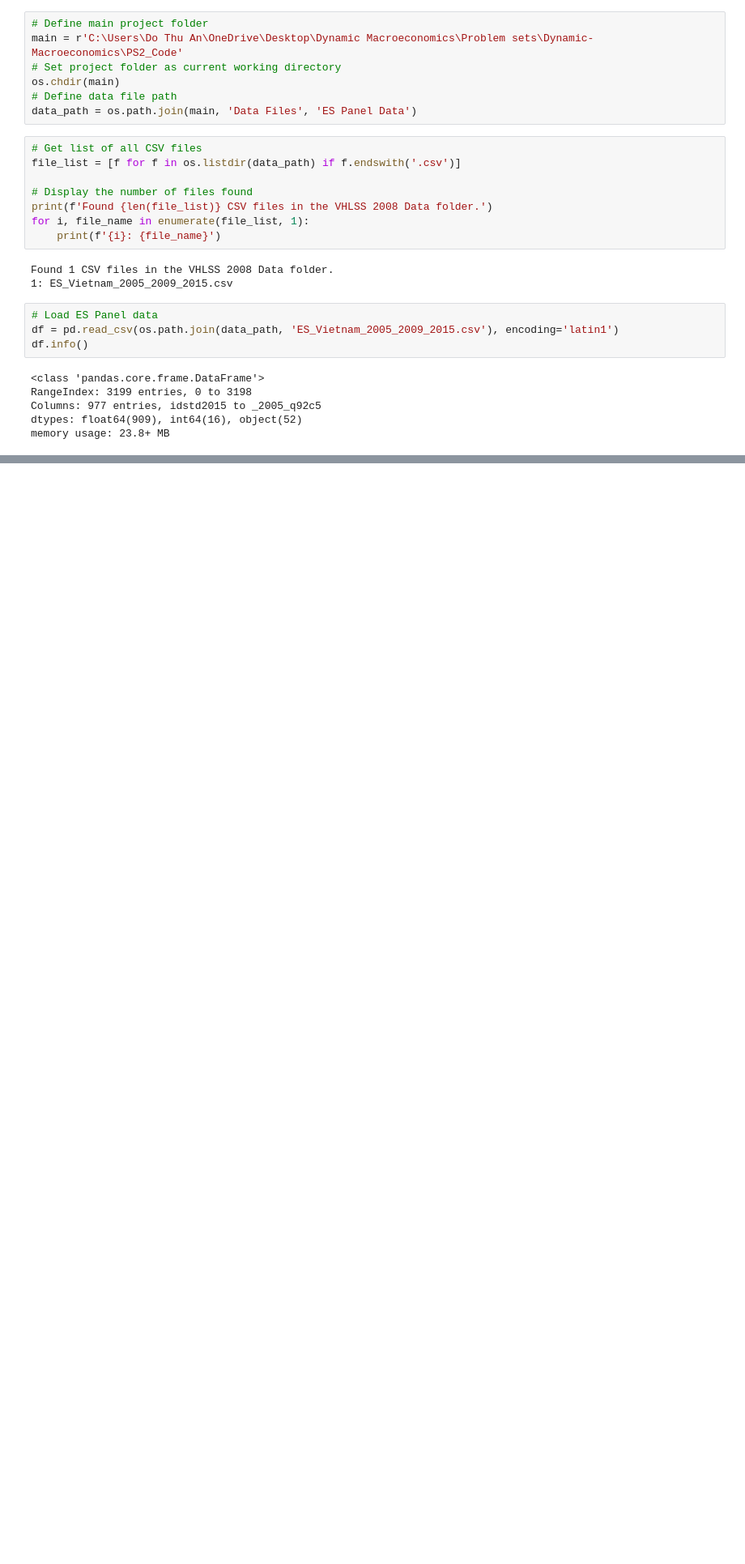
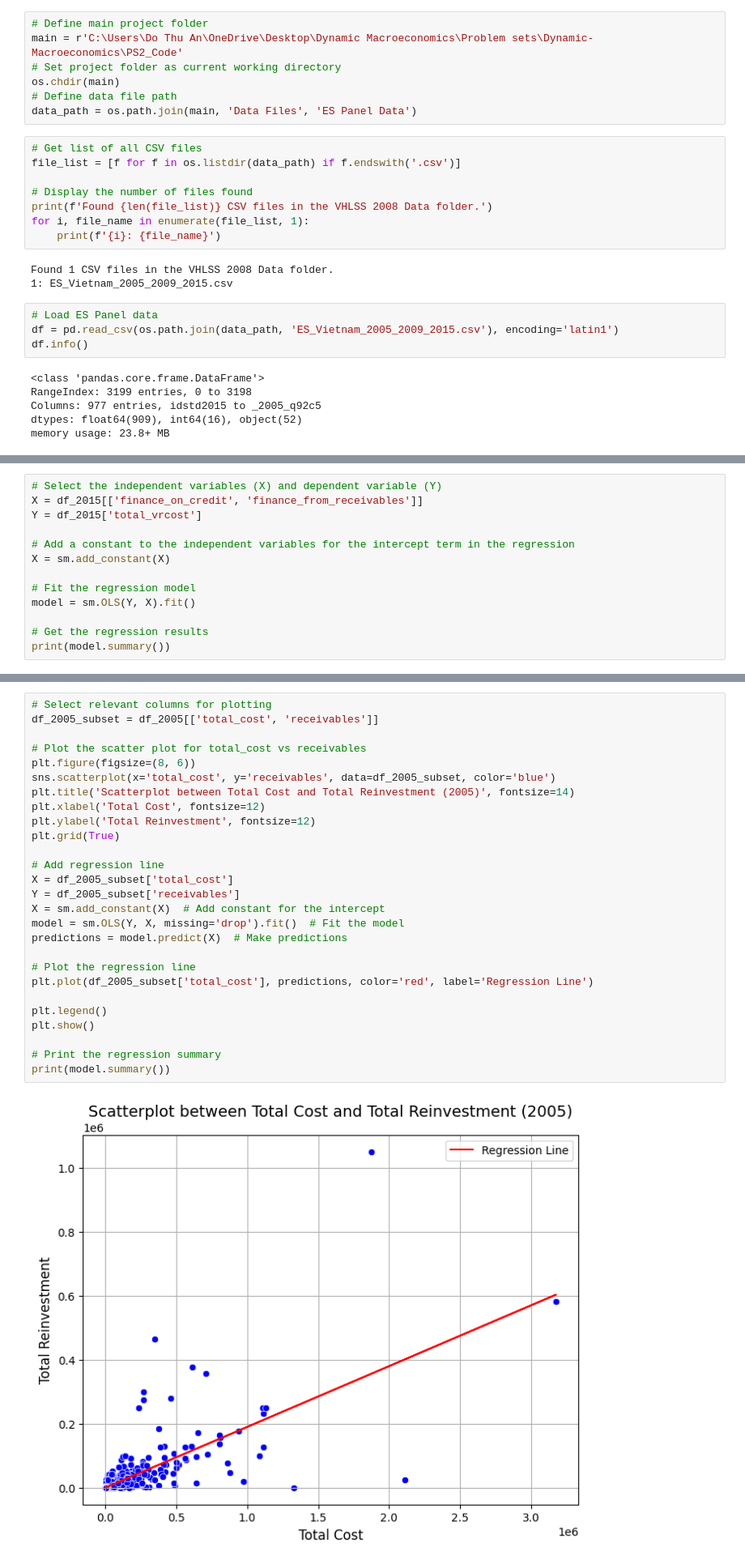
Before and after one commit to Thuan509/Dynamic-Macroeconomics, a Jupyter notebook: PS2_Code/Firms Modelling/data2_process.ipynb, the cells around one changed output, grey strips where cells are left out. Shown at 81% size. Drawn from its saved outputs; the diff is of its cells as text; blank space fills up the shorter version.

```diff
--- a/PS2_Code/Firms Modelling/data2_process.ipynb
+++ b/PS2_Code/Firms Modelling/data2_process.ipynb
@@ -106,0 +190,13 @@ df
+# %%
+# Select the independent variables (X) and dependent variable (Y)
+X = df_2015[['finance_on_credit', 'finance_from_receivables']]
+Y = df_2015['total_vrcost']
+
+# Add a constant to the independent variables for the intercept term in the regression
+X = sm.add_constant(X)
+
+# Fit the regression model
+model = sm.OLS(Y, X).fit()
+
+# Get the regression results
+print(model.summary())
@@ -106,0 +265,29 @@ df
+# %%
+# Select relevant columns for plotting
+df_2005_subset = df_2005[['total_cost', 'receivables']]
+
+# Plot the scatter plot for total_cost vs receivables
+plt.figure(figsize=(8, 6))
+sns.scatterplot(x='total_cost', y='receivables', data=df_2005_subset, color='blue')
+plt.title('Scatterplot between Total Cost and Total Reinvestment (2005)', fontsize=14)
+plt.xlabel('Total Cost', fontsize=12)
+plt.ylabel('Total Reinvestment', fontsize=12)
+plt.grid(True)
+
+# Add regression line
+X = df_2005_subset['total_cost']
+Y = df_2005_subset['receivables']
+X = sm.add_constant(X)  # Add constant for the intercept
+model = sm.OLS(Y, X, missing='drop').fit()  # Fit the model
+predictions = model.predict(X)  # Make predictions
+
+# Plot the regression line
+plt.plot(df_2005_subset['total_cost'], predictions, color='red', label='Regression Line')
+
+plt.legend()
+plt.show()
+
+# Print the regression summary
+print(model.summary())
+# %% [output]
+[figure, added]
```
Also changed, not shown: parts of 10 cells of this notebook, 10 other files.
